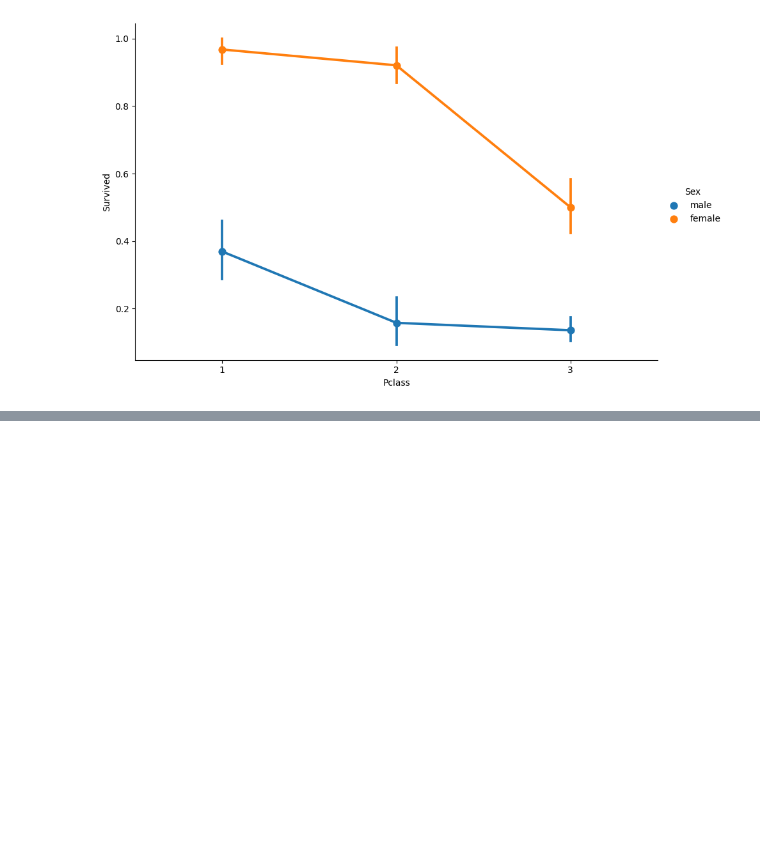
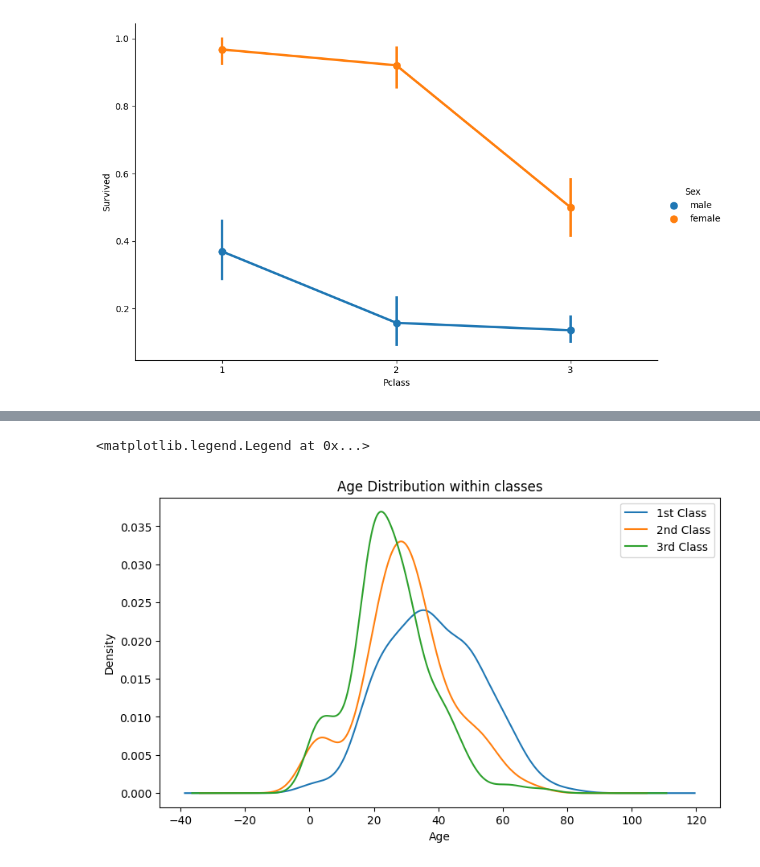
Before and after one commit to finn1729/Kaggle_Titanic, a Jupyter notebook: jun-bd-titanic.ipynb, the cells around one changed output, grey strips where cells are left out. Saved outputs shown, nothing was run; the diff lists cells and outputs as text; code cells hidden in the pictures; blank space fills up the shorter version.

```diff
--- a/jun-bd-titanic.ipynb
+++ b/jun-bd-titanic.ipynb
@@ -243,0 +268,18 @@ sns.catplot(x='Pclass', y='Survived', hue='Sex', data=df_train, kind='point', he
+# %%
+f, ax = plt.subplots(1, 1, figsize=(9,5))
+#sns.kdeplot(df_train[df_train['Pclass']==1]['Age'], ax=ax) -> Pandas lib,
+#df_train['Age'][df_train['Pclass'] == 1].plot(kind='kde') -> Seaborn lib
+df_train.loc[df_train['Pclass']==1, 'Age'].plot(kind='kde')
+# 데이터 필터링하고 선택할때 다음과같은 함수를 쓰는것이 안전하다.
+# 위의 df['Age'][조건] or df[조건]['Age'] 방식은 비추천
+#loc : location by label
+#iloc: integer location
+df_train.loc[df_train['Pclass']==2, 'Age'].plot(kind='kde')
+df_train.loc[df_train['Pclass']==3, 'Age'].plot(kind='kde')
+
+plt.xlabel('Age')
+plt.title('Age Distribution within classes')
+plt.legend(['1st Class', '2nd Class', '3rd Class'])
+# %% [output]
+<matplotlib.legend.Legend at 0x...>
+[figure, added]
```
Also changed, not shown: parts of 4 cells of this notebook.
